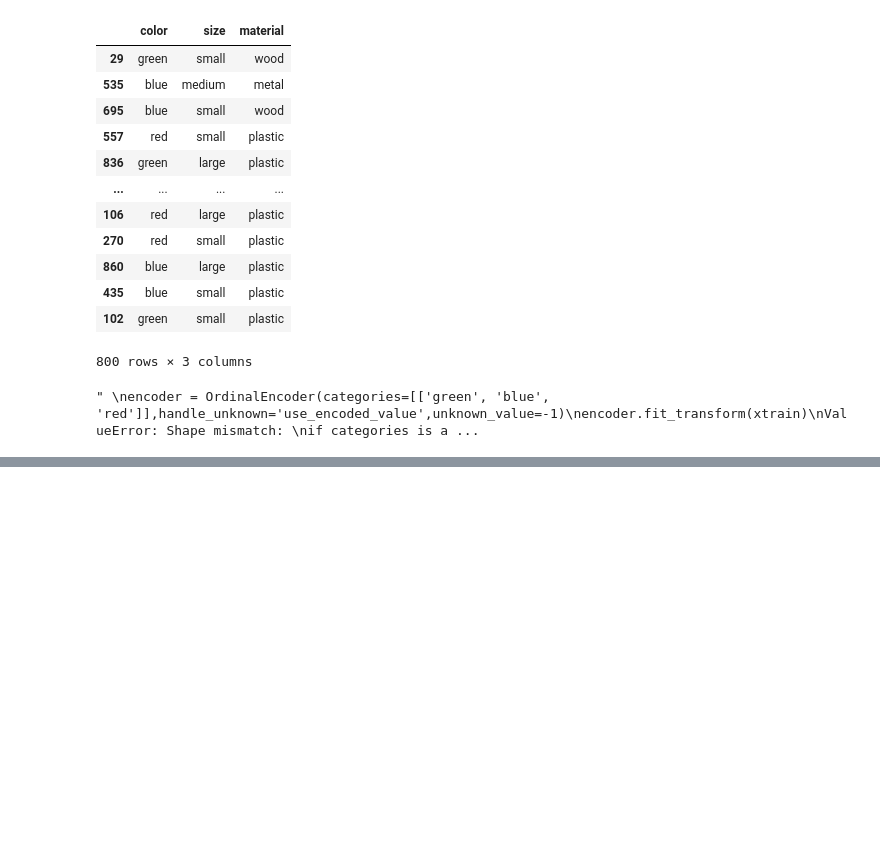
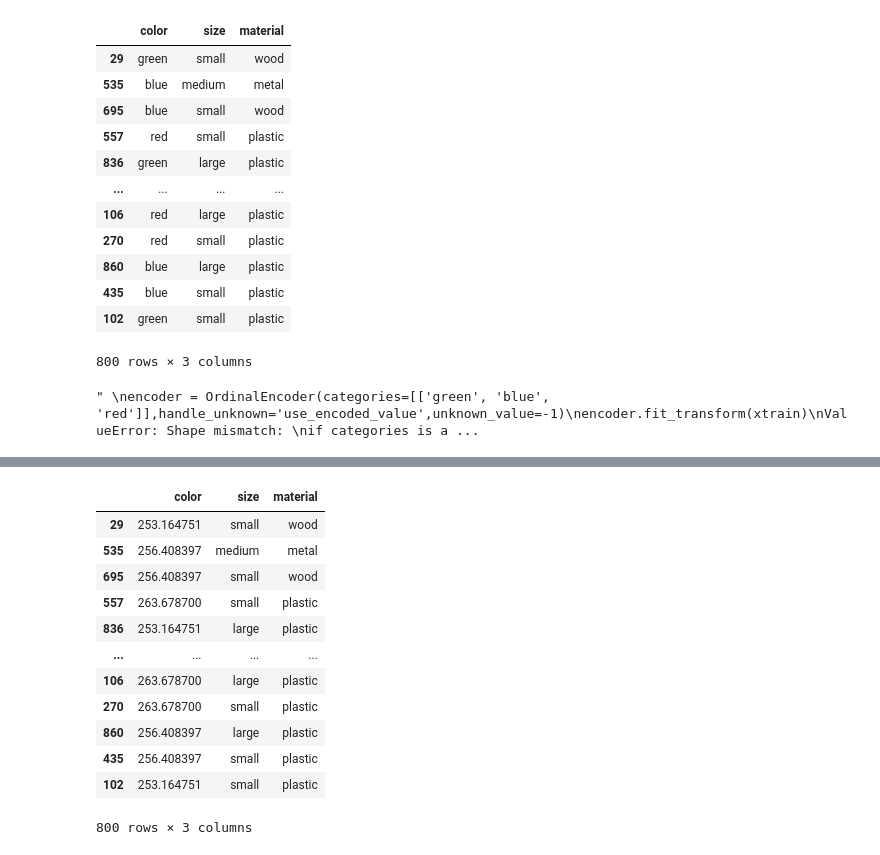
Before and after one commit to santhoshkumaroff/VTU, a Jupyter notebook: Encodings/encodings.ipynb, the cells around one changed output, grey strips where cells are left out. Drawn from its saved outputs; the diff is of its cells as text; code cells hidden in the pictures; blank space fills up the shorter version.

```diff
--- a/Encodings/encodings.ipynb
+++ b/Encodings/encodings.ipynb
@@ -315,4 +315,5 @@ when xtrain cols == col_orders
 # %% [output]
 " \nencoder = OrdinalEncoder(categories=[['green', 'blue', 'red']],handle_unknown='use_encoded_value',unknown_value=-1)\nencoder.fit_transform(xtrain)\nValueError: Shape mismatch: \nif categories is a ...
 # %%
-encoder = OrdinalEncoder(categories=[['green', 'blue', 'red']],handle_unknown='use_encoded_value',unknown_value=-1)
+encoder = OrdinalEncoder(categories=[['green1', 'blue', 'red'],['small', 'medium', 'large'],['wood', 'metal', 'plastic']],handle_unknown='use_encoded_value',unknown_value=-1)
+encoder.fit_transform(xtrain)
@@ -318,0 +352,19 @@ encoder = OrdinalEncoder(categories=[['green', 'blue', 'red']],handle_unknown='u
+# %%
+from category_encoders import TargetEncoder
+
+encoder=TargetEncoder(cols=['color'],handle_unknown='value')
+encoder.fit_transform(xtrain,ytrain)
+# %% [output]
+|  | color | size | material |
+| 29 | 253.164751 | small | wood |
+| 535 | 256.408397 | medium | metal |
+| 695 | 256.408397 | small | wood |
+| 557 | 263.678700 | small | plastic |
+| 836 | 253.164751 | large | plastic |
+| ... | ... | ... | ... |
+| 106 | 263.678700 | large | plastic |
+| 270 | 263.678700 | small | plastic |
+| 860 | 256.408397 | large | plastic |
+| 435 | 256.408397 | small | plastic |
+| 102 | 253.164751 | small | plastic |
+800 rows × 3 columns
```
Also changed, not shown: parts of 6 cells of this notebook, 2 other files.
